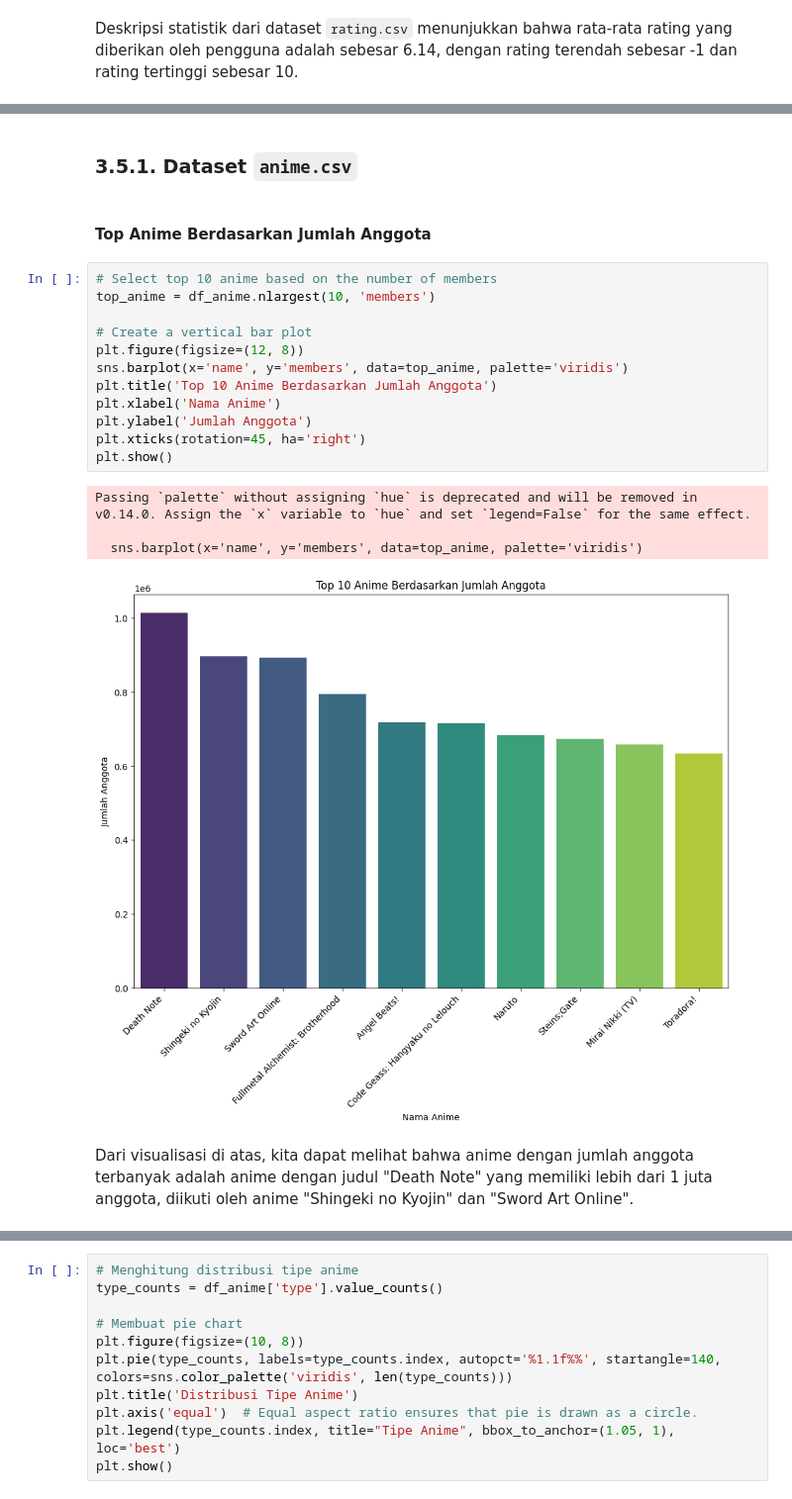
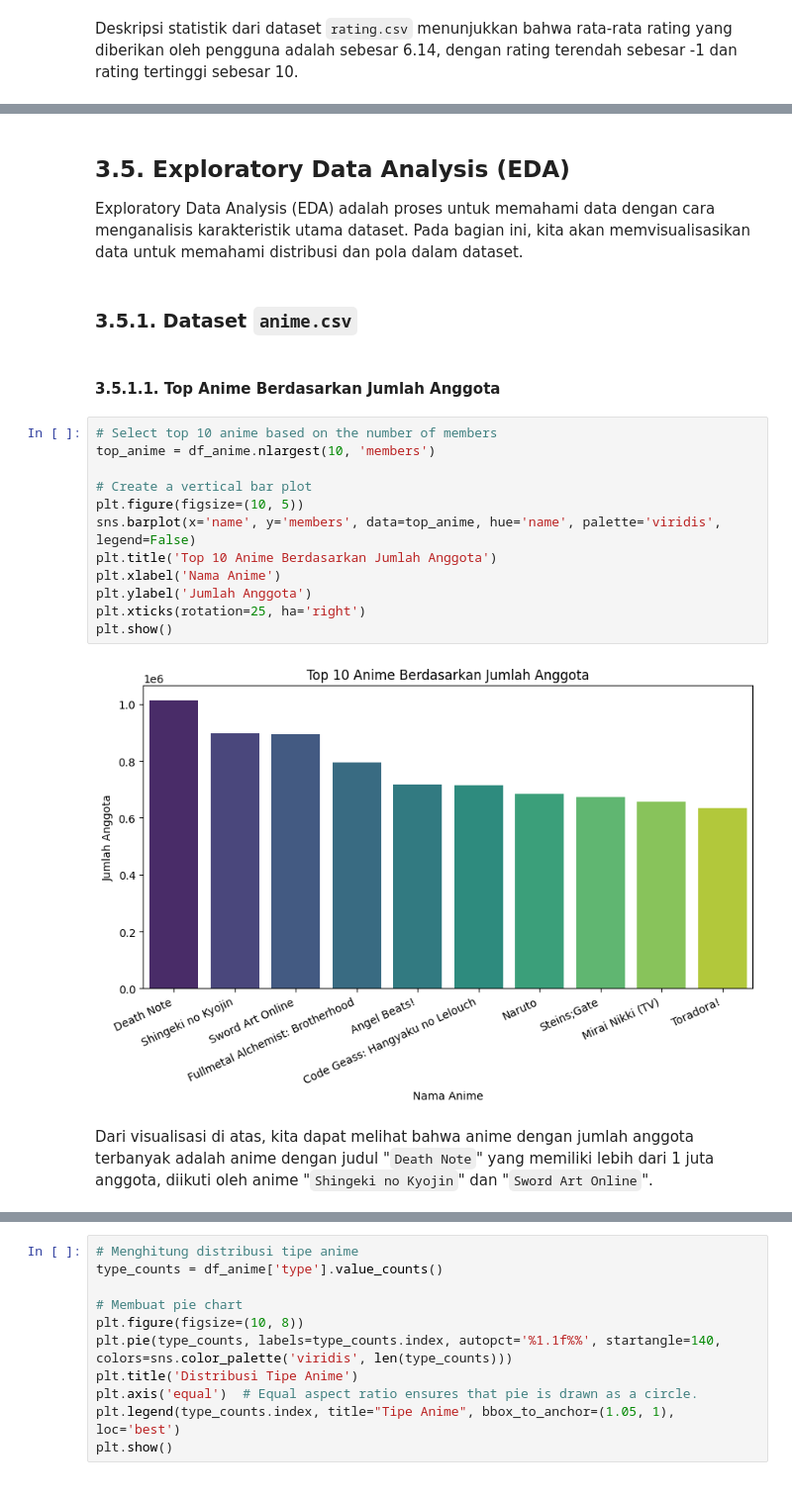
Before and after one commit to bimarakajati/Anime-Recommender-System, a Jupyter notebook: Anime-Recommender-System.ipynb, the cells around one changed output, grey strips where cells are left out. Shown: that part at 99% size. Cells and saved outputs as stored; diff of their text form.

```diff
--- a/Anime-Recommender-System.ipynb
+++ b/Anime-Recommender-System.ipynb
@@ -180,24 +176,25 @@ Univariate Exploratory Data Analysis (EDA) adalah proses analisis data yang berf
+# %% [markdown]
+## 3.5. Exploratory Data Analysis (EDA)
+
+Exploratory Data Analysis (EDA) adalah proses untuk memahami data dengan cara menganalisis karakteristik utama dataset. Pada bagian ini, kita akan memvisualisasikan data untuk memahami distribusi dan pola dalam dataset.
 # %% [markdown]
 ### 3.5.1. Dataset `anime.csv`
 # %% [markdown]
-#### Top Anime Berdasarkan Jumlah Anggota
+#### 3.5.1.1. Top Anime Berdasarkan Jumlah Anggota
 # %%
 # Select top 10 anime based on the number of members
 top_anime = df_anime.nlargest(10, 'members')
 
 # Create a vertical bar plot
-plt.figure(figsize=(12, 8))
-sns.barplot(x='name', y='members', data=top_anime, palette='viridis')
+plt.figure(figsize=(10, 5))
+sns.barplot(x='name', y='members', data=top_anime, hue='name', palette='viridis', legend=False)
 plt.title('Top 10 Anime Berdasarkan Jumlah Anggota')
 plt.xlabel('Nama Anime')
 plt.ylabel('Jumlah Anggota')
-plt.xticks(rotation=45, ha='right')
+plt.xticks(rotation=25, ha='right')
 plt.show()
 # %% [output]
-Passing `palette` without assigning `hue` is deprecated and will be removed in v0.14.0. Assign the `x` variable to `hue` and set `legend=False` for the same effect.
-
-  sns.barplot(x='name', y='members', data=top_anime, palette='viridis')
-[figure, old version]
+[figure, new version]
 # %% [markdown]
-Dari visualisasi di atas, kita dapat melihat bahwa anime dengan jumlah anggota terbanyak adalah anime dengan judul "Death Note" yang memiliki lebih dari 1 juta anggota, diikuti oleh anime "Shingeki no Kyojin" dan "Sword Art Online".
+Dari visualisasi di atas, kita dapat melihat bahwa anime dengan jumlah anggota terbanyak adalah anime dengan judul "`Death Note`" yang memiliki lebih dari 1 juta anggota, diikuti oleh anime "`Shingeki no Kyojin`" dan "`Sword Art Online`".
 # %% [markdown]
```
Also changed, not shown: parts of 75 cells of this notebook.
